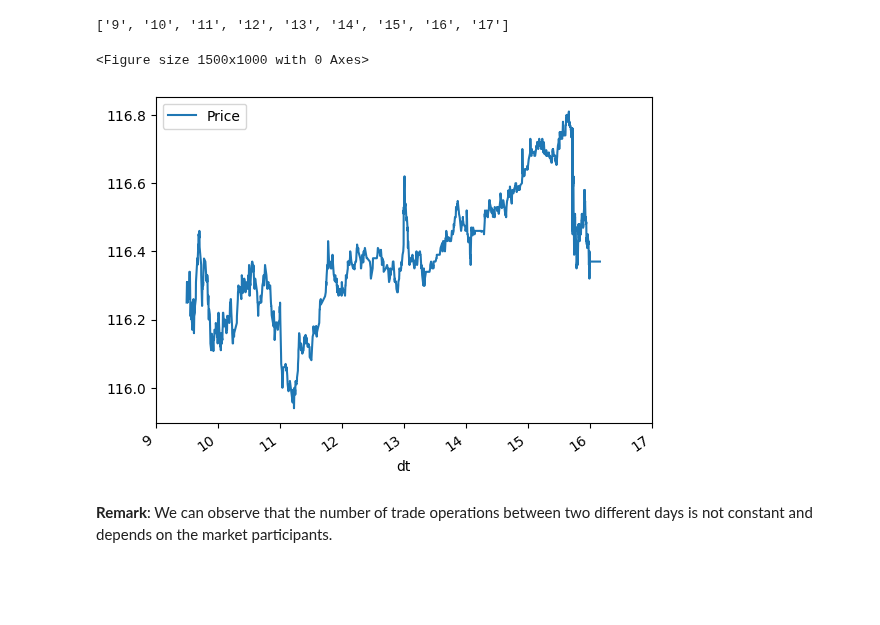
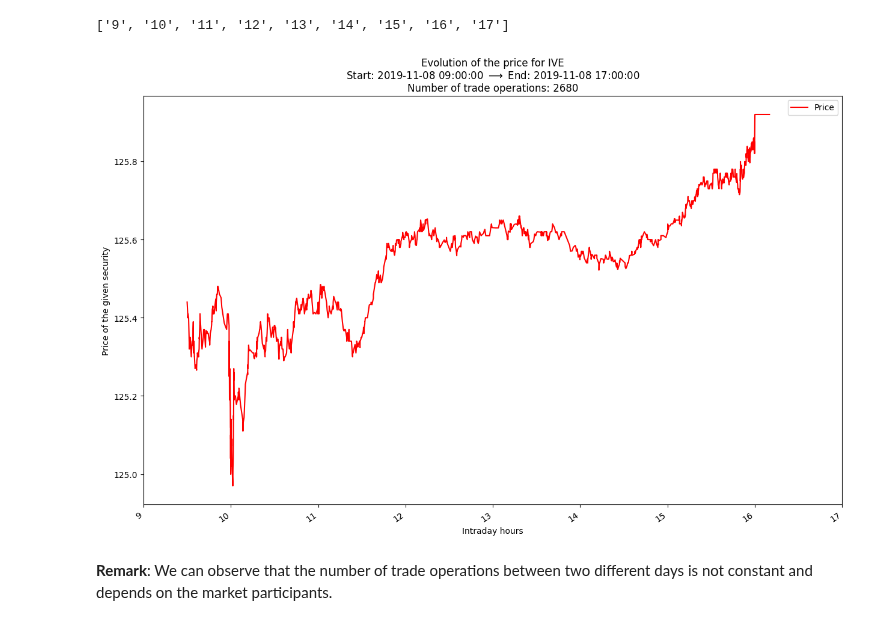
Before and after one commit to lcsrodriguez/HFT-IntradayVol-Estimation, a Jupyter notebook: main.ipynb, the cells around one changed output. Saved outputs shown, nothing was run; the diff lists cells and outputs as text; code cells hidden in the pictures; blank space fills up the shorter version.

Commit message:
Adding plot_price() + plot_price_aux() functions

```diff
--- a/main.ipynb
+++ b/main.ipynb
@@ -135,25 +132,46 @@ end_dt = "2019-10-10 23:59:00"
+# %%
+start_dt = "2019-10-10 09:00:00"
+end_dt = "2019-10-10 17:00:00"
+data = df[start_dt : end_dt]
 # %%
-def plot_price(start_dt: str = "2019-10-09 09:00:00", end_dt: str = "2019-10-09 17:00:00") -> None:
+def plot_price_aux(start_dt: str = "2019-10-09 09:00:00", end_dt: str = "2019-10-09 17:00:00") -> None:
     """
     Function returning the plot
     """
     assert start_dt != end_dt
     data = df[start_dt : end_dt]
     nb_data = len(data)
-    _ = plt.figure(figsize=(15, 10))
 
-    ax = data.plot(rot=35)
+    if nb_data == 0:
+        raise Exception("This day does not contain any trade operations.")
+
+    fig, ax = plt.subplots(figsize=(15, 10))
+
+    _ = data.plot(rot=35, ax=ax, color="red")
 
     t = pd.date_range(start=start_dt,
                   end=end_dt,
                   periods=9)
     _ = ax.set_xticks(t)
     ax.set_xticklabels(HOURS_INDEX)
+    _ = plt.title(rf"Evolution of the price for IVE"
+                  + "\n"
+                  + f"Start: {start_dt} $\longrightarrow$ End: {end_dt}"
+                  + "\n"
+                  + f"Number of trade operations: {nb_data}")
+    _ = plt.xlabel("Intraday hours")
+    _ = plt.ylabel("Price of the given security")
+# %%
+def plot_price(day: str = "2018-10-08"):
+    """
+    """
+    start_dt = day + " " + "09:00:00"
+    end_dt = day + " " + "17:00:00"
+    plot_price_aux(start_dt, end_dt)
 # %%
-plot_price()
+plot_price("2019-11-08")
 # %% [output]
-<Figure size 1500x1000 with 0 Axes>
-[figure, old version]
+[figure, new version]
 # %% [markdown]
 **Remark**: We can observe that the number of trade operations between two different days is not constant and depends on the market participants.
 # %% [markdown]
```
Also changed, not shown: parts of 3 cells of this notebook.
